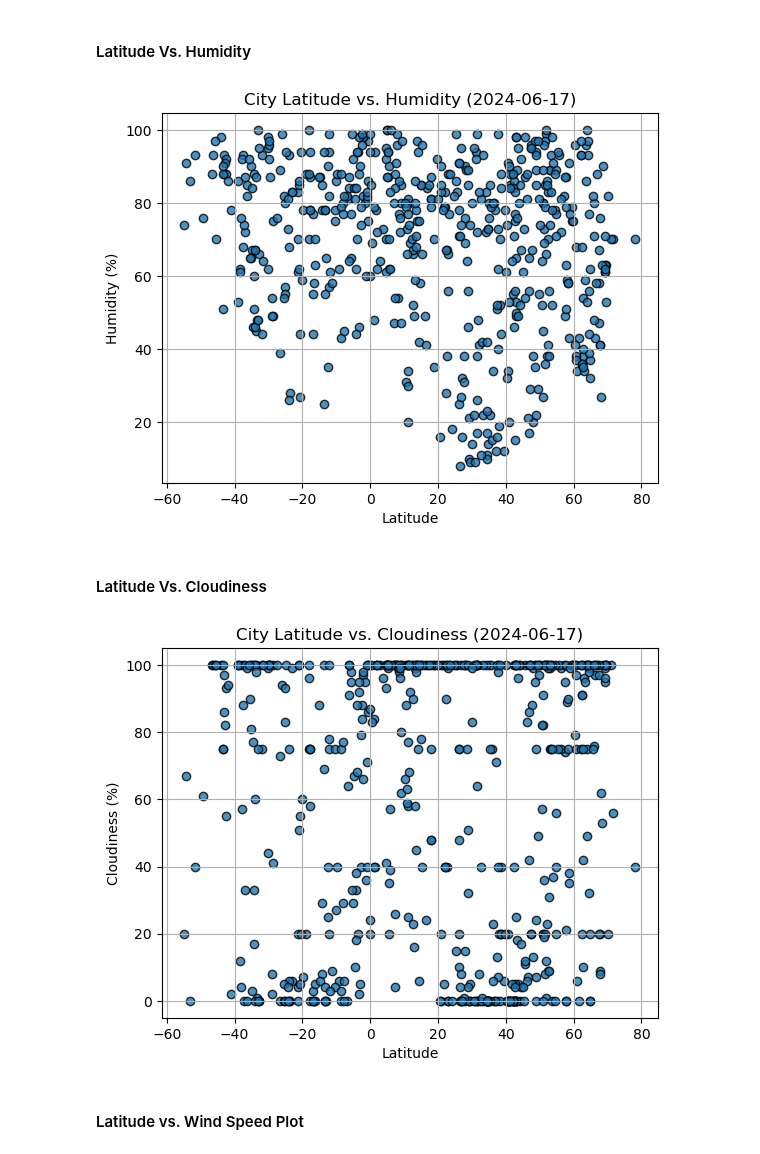
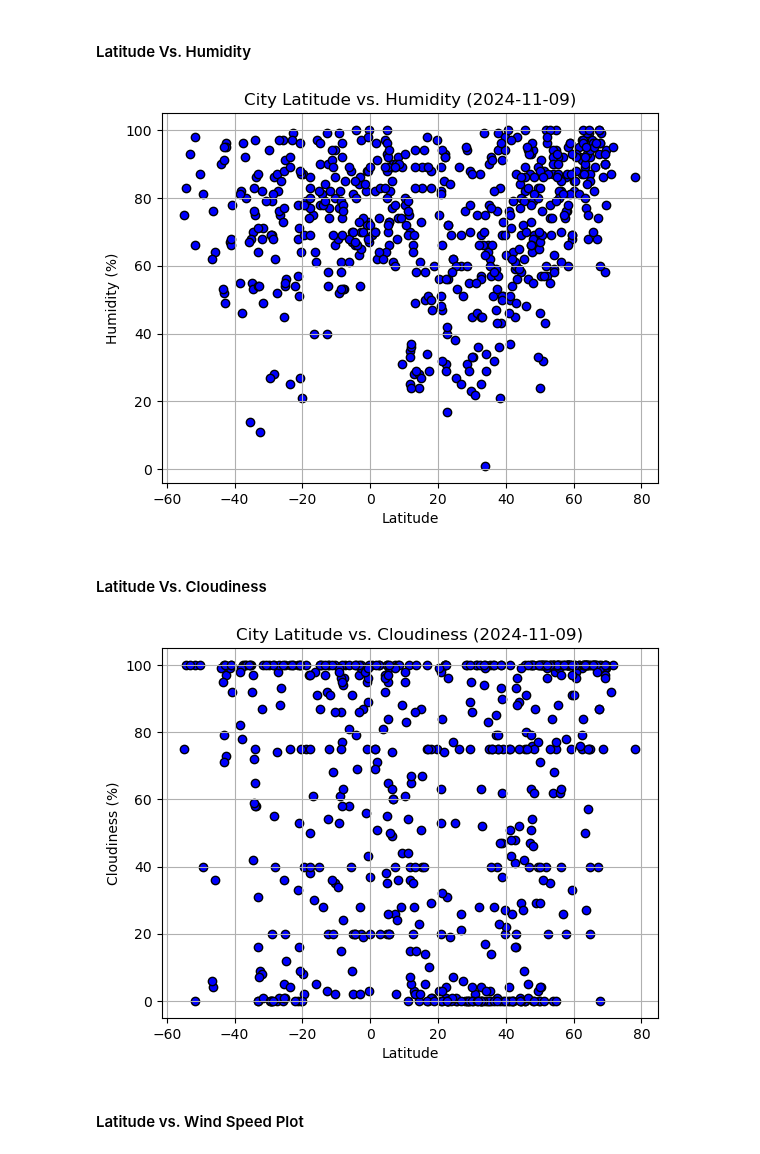
Before and after one commit to Sorted-Filtered/python-api-challenge, a Jupyter notebook: WeatherPy.ipynb, the cells around one changed output. Drawn from its saved outputs; the diff is of its cells as text; code cells hidden in the pictures.

Commit message:
Adding final version of WeatherPy, figures, and cities file.

```diff
--- a/WeatherPy.ipynb
+++ b/WeatherPy.ipynb
@@ -206,0 +195,20 @@ plt.show()
+# %%
+# Change Max Temp from Kelvin to Celsius
+city_data_df["Max Temp"] = convert_temperature(city_data_df["Max Temp"], old_scale="Kelvin", new_scale="Celsius")
+
+# Build scatter plot for latitude vs. temperature
+plt.scatter(city_data_df["Lat"], city_data_df["Max Temp"], facecolors="b", edgecolors="black")
+time_stamp = datetime.datetime.fromtimestamp(float(city_data_df["Date"][0]))
+time_stamp_date = time_stamp.date()
+
+# Incorporate the other graph properties
+plt.title(f"City Latitude vs. Temperature ({time_stamp_date})")
+plt.xlabel("Latitude")
+plt.ylabel("Max Temperature (C)")
+plt.grid(True)
+
+# Save the figure
+plt.savefig("output_data/Fig1.png")
+
+# Show plot
+plt.show()
@@ -208,26 +218,32 @@ plt.show()
 #### Latitude Vs. Humidity
 # %%
 # Build the scatter plots for latitude vs. humidity
-# YOUR CODE HERE
+plt.scatter(city_data_df["Lat"], city_data_df["Humidity"], facecolors="b", edgecolors="black")
 
 # Incorporate the other graph properties
-# YOUR CODE HERE
+plt.title(f"City Latitude vs. Humidity ({time_stamp_date})")
+plt.xlabel("Latitude")
+plt.ylabel("Humidity (%)")
+plt.grid(True)
 
 # Save the figure
 plt.savefig("output_data/Fig2.png")
 
 # Show plot
 plt.show()
 # %% [output]
-[figure, old version]
+[figure, new version]
 # %% [markdown]
 #### Latitude Vs. Cloudiness
 # %%
 # Build the scatter plots for latitude vs. cloudiness
-# YOUR CODE HERE
+plt.scatter(city_data_df["Lat"], city_data_df["Cloudiness"], facecolors="b", edgecolors="black")
 
 # Incorporate the other graph properties
-# YOUR CODE HERE
+plt.title(f"City Latitude vs. Cloudiness ({time_stamp_date})")
+plt.xlabel("Latitude")
+plt.ylabel("Cloudiness (%)")
+plt.grid(True)
 
 # Save the figure
 plt.savefig("output_data/Fig3.png")
@@ -235,7 +251,7 @@ plt.savefig("output_data/Fig3.png")
 # Show plot
 plt.show()
 # %% [output]
-[figure, old version]
+[figure, new version]
 # %% [markdown]
 #### Latitude vs. Wind Speed Plot
 # %%
```
Also changed, not shown: parts of 37 cells of this notebook, 14 other files.
